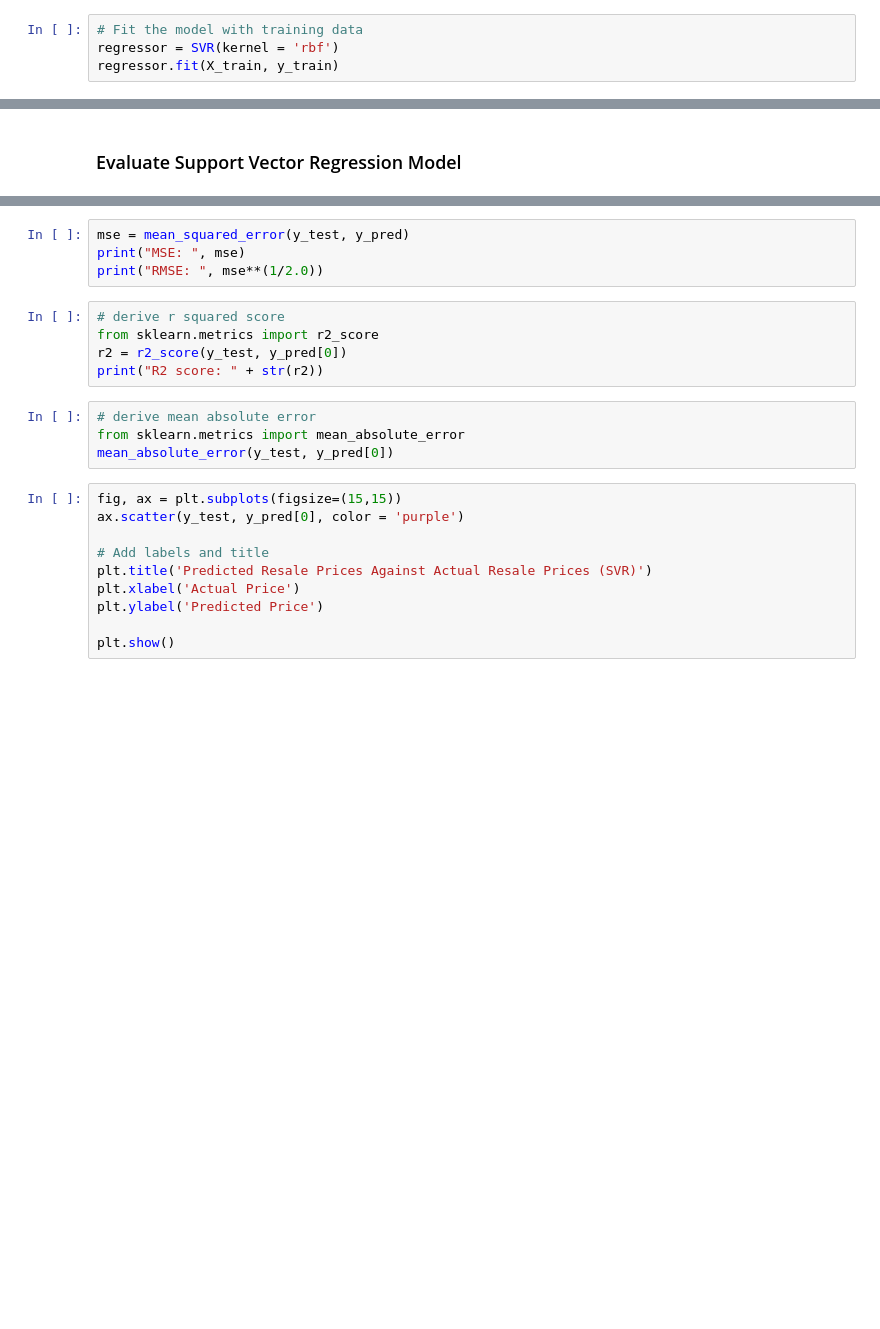
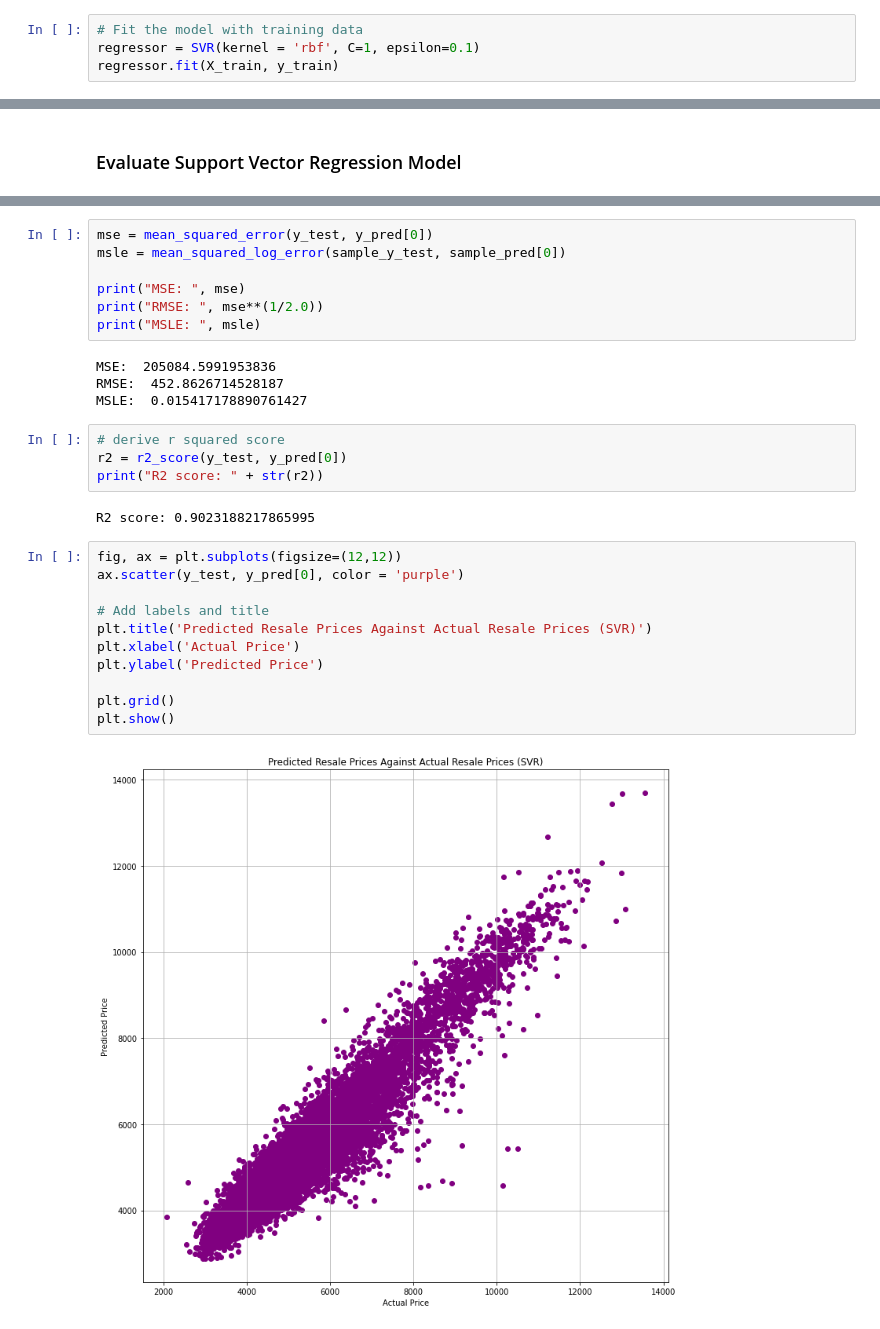
Before and after one commit to erlynnehazey/is424_hbd-resale-value, a Jupyter notebook: svr.ipynb, the cells around one changed output, grey strips where cells are left out. Cells and saved outputs as stored; diff of their text form; blank space fills up the shorter version.

```diff
--- a/svr.ipynb
+++ b/svr.ipynb
@@ -239,5 +273,5 @@ y_train
 ### Train Support Vector Regression Model
 # %%
 # Fit the model with training data
-regressor = SVR(kernel = 'rbf')
+regressor = SVR(kernel = 'rbf', C=1, epsilon=0.1)
 regressor.fit(X_train, y_train)
@@ -260,23 +302,30 @@ y_pred
 # %%
-mse = mean_squared_error(y_test, y_pred)
+mse = mean_squared_error(y_test, y_pred[0])
+msle = mean_squared_log_error(sample_y_test, sample_pred[0])
+
 print("MSE: ", mse)
 print("RMSE: ", mse**(1/2.0))
+print("MSLE: ", msle)
+# %% [output]
+MSE:  205084.5991953836
+RMSE:  452.8626714528187
+MSLE:  0.015417178890761427
 # %%
 # derive r squared score
-from sklearn.metrics import r2_score
 r2 = r2_score(y_test, y_pred[0])
 print("R2 score: " + str(r2))
+# %% [output]
+R2 score: 0.9023188217865995
-# %%
-# derive mean absolute error
-from sklearn.metrics import mean_absolute_error
-mean_absolute_error(y_test, y_pred[0])
 # %%
-fig, ax = plt.subplots(figsize=(15,15))
+fig, ax = plt.subplots(figsize=(12,12))
 ax.scatter(y_test, y_pred[0], color = 'purple')
 
 # Add labels and title
 plt.title('Predicted Resale Prices Against Actual Resale Prices (SVR)')
 plt.xlabel('Actual Price')
 plt.ylabel('Predicted Price')
 
+plt.grid()
 plt.show()
+# %% [output]
+[figure, added]
```
Also changed, not shown: parts of 26 cells of this notebook, 3 other files.
